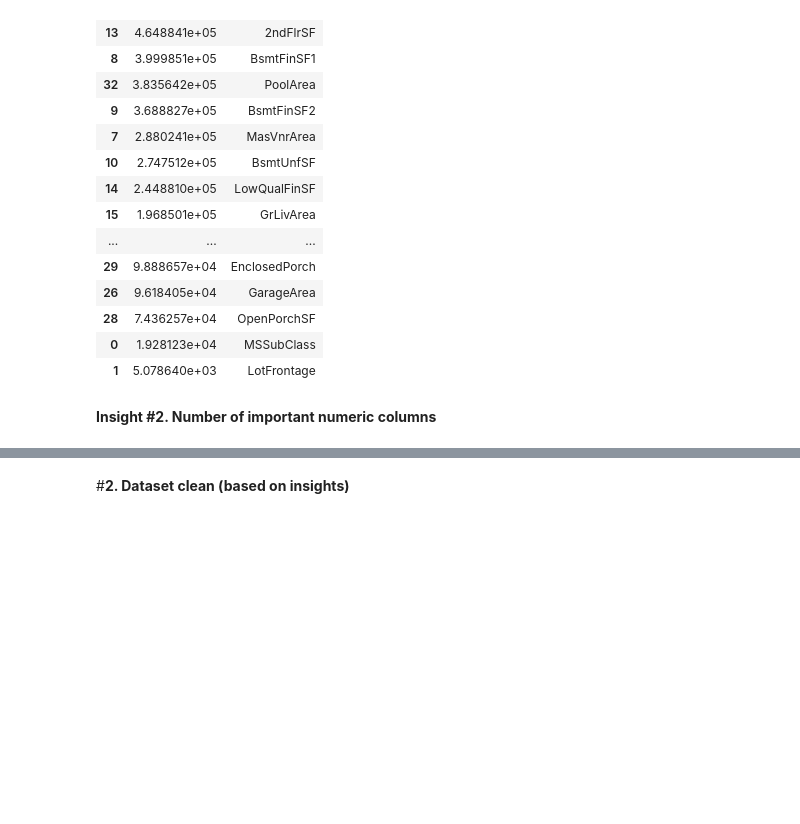
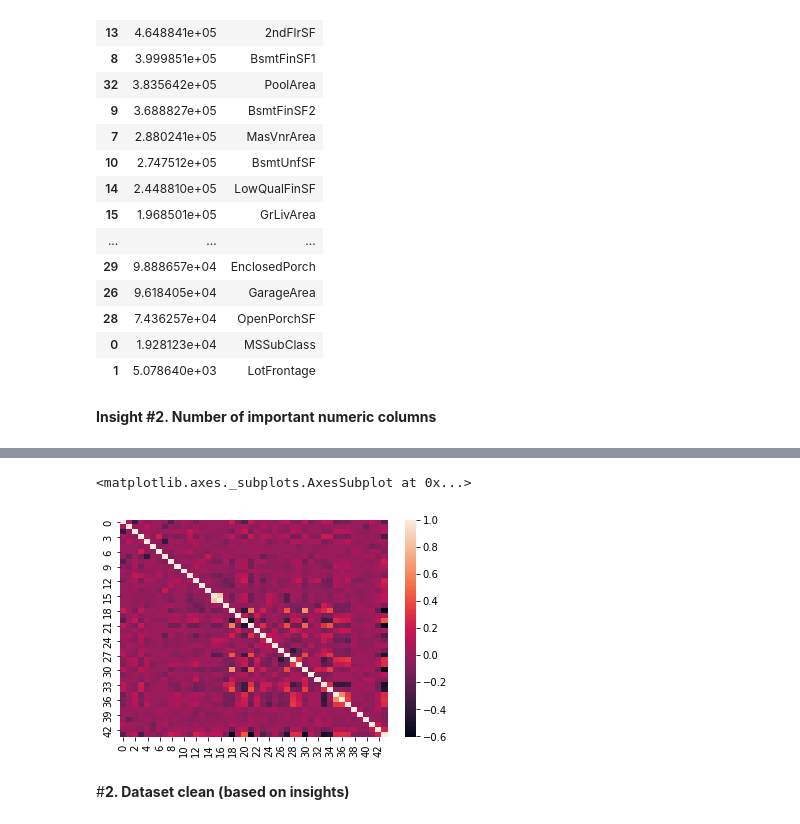
Before and after one commit to PashaIanko/Kaggle.HousePrices, a Jupyter notebook: House_Prices.ipynb, the cells around one changed output, grey strips where cells are left out. Cells and saved outputs as stored; diff of their text form; code cells hidden in the pictures; blank space fills up the shorter version.

```diff
--- a/House_Prices.ipynb
+++ b/House_Prices.ipynb
@@ -154,0 +216,5 @@ d.nlargest(select_k_numerics, 'Scores')
+# %%
+train_categorical = train.select_dtypes(include=['O'])
+train_categorical.fillna("Missing", inplace=True)
+train_categorical['SalePrice'] = target
+train_categorical.head()
@@ -154,0 +238,4 @@ d.nlargest(select_k_numerics, 'Scores')
+# %%
+encoder = OrdinalEncoder()
+encoder.fit(train_categorical)
+train_categorical_enc = pd.DataFrame(encoder.transform(train_categorical))
@@ -155,3 +251,8 @@ d.nlargest(select_k_numerics, 'Scores')
+# %%
+sns.heatmap(train_categorical_enc.corr())
+# %% [output]
+<matplotlib.axes._subplots.AxesSubplot at 0x...>
+[figure, added]
 # %% [markdown]
 #**2. Dataset clean (based on insights)**
 # %% [markdown]
```
Also changed, not shown: parts of 14 cells of this notebook.
